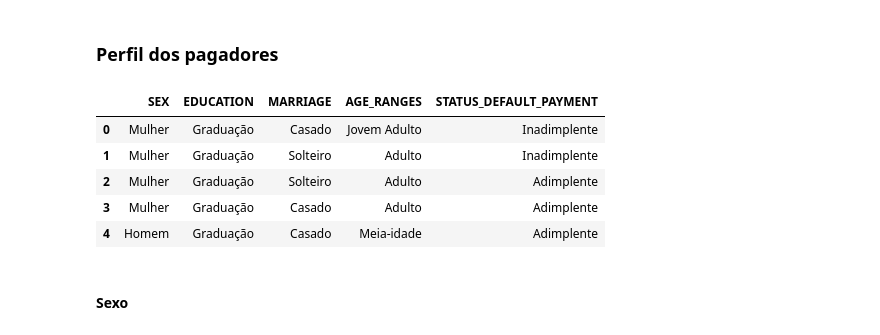
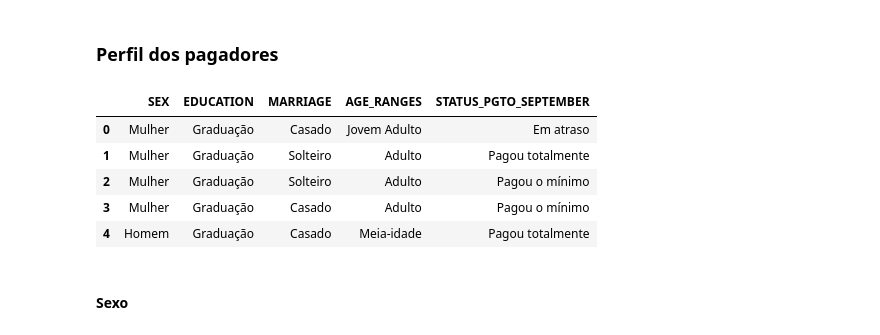
Before and after one commit to marqsleal/tecnicas-prog-projeto-final, a Jupyter notebook: Projeto Final Tec Prog Inadimplência.ipynb, the cells around one changed output. Drawn from its saved outputs; the diff is of its cells as text; code cells hidden in the pictures.

Commit message:
Status pgto setember

```diff
--- a/Projeto Final Tec Prog Inadimplência.ipynb
+++ b/Projeto Final Tec Prog Inadimplência.ipynb
@@ -962,18 +962,18 @@ def display_pagadores(df: pd.DataFrame, colunas: list, eixo: str, alvo: str, com
 # %% [markdown]
 ### Perfil dos pagadores
 # %%
-colunas_pagadores = ['SEX', 'EDUCATION', 'MARRIAGE', 'AGE_RANGES', 'STATUS_DEFAULT_PAYMENT'] # 'STATUS_DEFAULT_PAYMENT' / 'STATUS_PGTO_SEPTEMBER'
+colunas_pagadores = ['SEX', 'EDUCATION', 'MARRIAGE', 'AGE_RANGES', 'STATUS_PGTO_SEPTEMBER'] # 'STATUS_DEFAULT_PAYMENT' / 'STATUS_PGTO_SEPTEMBER'
 comparativo = colunas_pagadores[-1]
 df_pagadores = df[colunas_pagadores].copy()
 
 df_pagadores.head()
 # %% [output]
-|  | SEX | EDUCATION | MARRIAGE | AGE_RANGES | STATUS_DEFAULT_PAYMENT |
-| 0 | Mulher | Graduação | Casado | Jovem Adulto | Inadimplente |
-| 1 | Mulher | Graduação | Solteiro | Adulto | Inadimplente |
-| 2 | Mulher | Graduação | Solteiro | Adulto | Adimplente |
-| 3 | Mulher | Graduação | Casado | Adulto | Adimplente |
-| 4 | Homem | Graduação | Casado | Meia-idade | Adimplente |
+|  | SEX | EDUCATION | MARRIAGE | AGE_RANGES | STATUS_PGTO_SEPTEMBER |
+| 0 | Mulher | Graduação | Casado | Jovem Adulto | Em atraso |
+| 1 | Mulher | Graduação | Solteiro | Adulto | Pagou totalmente |
+| 2 | Mulher | Graduação | Solteiro | Adulto | Pagou o mínimo |
+| 3 | Mulher | Graduação | Casado | Adulto | Pagou o mínimo |
+| 4 | Homem | Graduação | Casado | Meia-idade | Pagou totalmente |
 # %%
 # df_pagadores.to_csv('dados/df_pagadores.csv', index=False)
 # %% [markdown]
```
Also changed, not shown: parts of 4 cells of this notebook.
